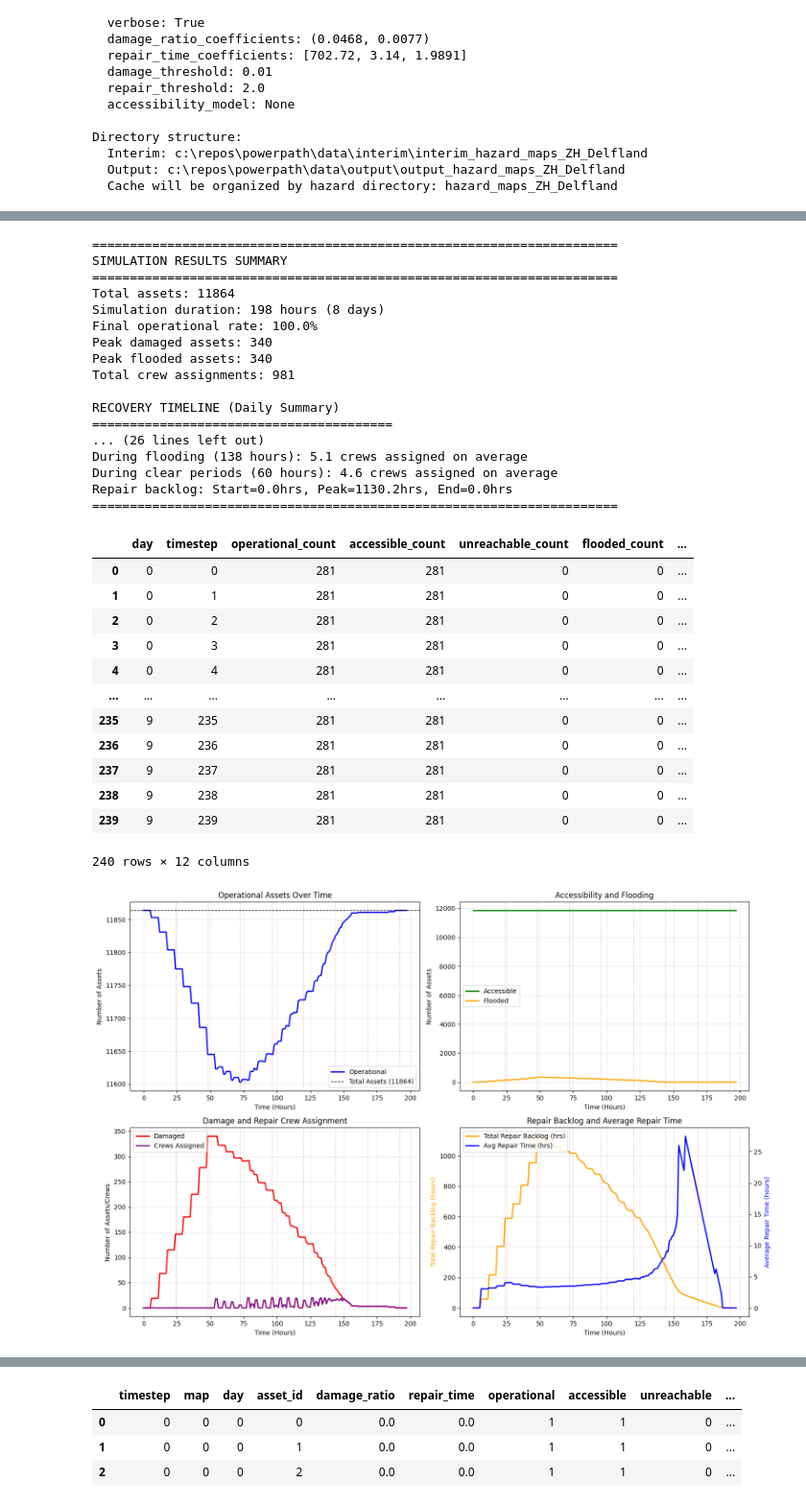
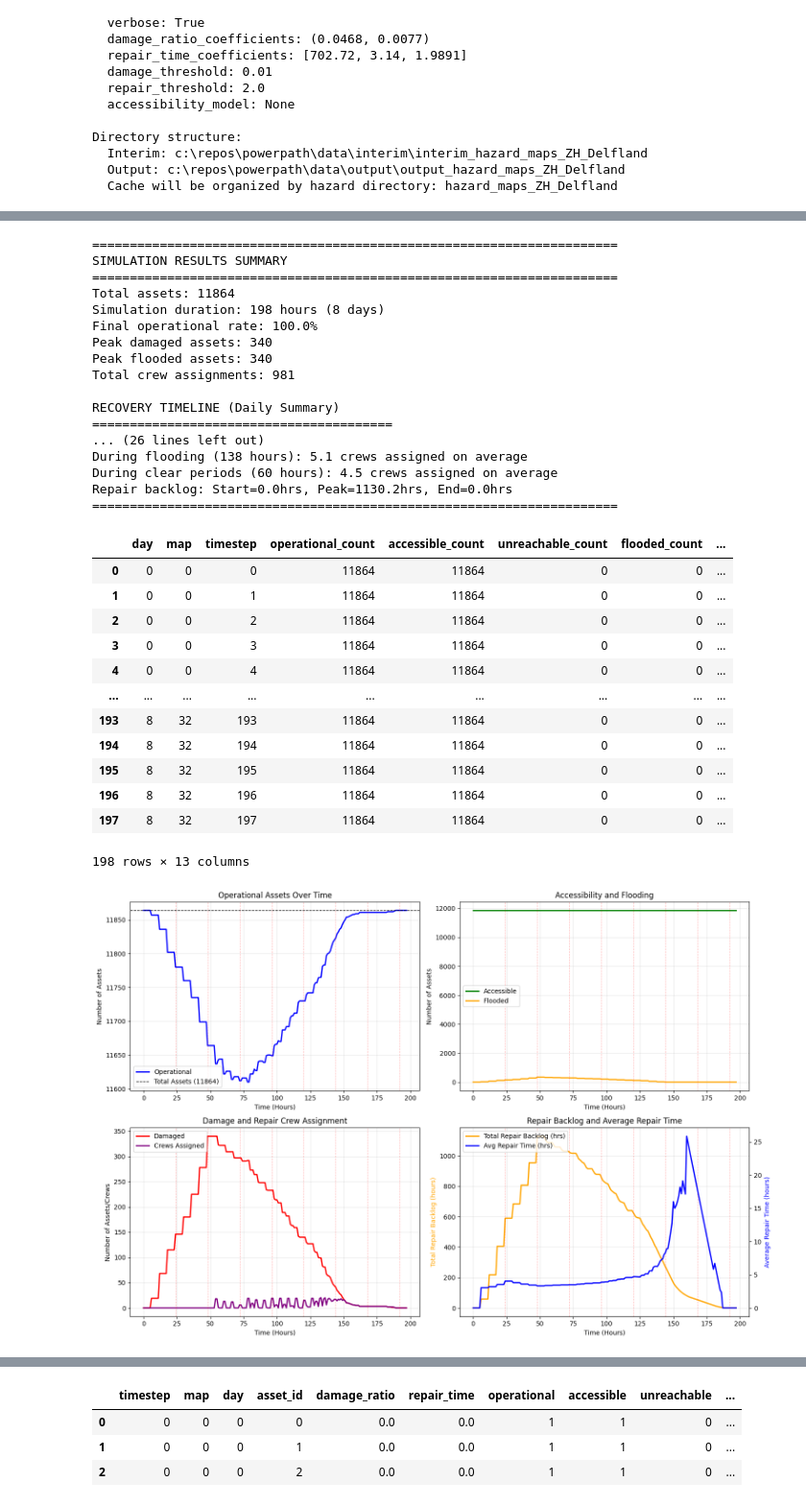
Before and after one commit to edPeregrina/powerpath, a Jupyter notebook: book/time_explicit_electricity_analysis.ipynb, the cells around one changed output, grey strips where cells are left out. Shown at 96% size. Cells and saved outputs as stored; diff of their text form; code cells hidden in the pictures.

```diff
--- a/book/time_explicit_electricity_analysis.ipynb
+++ b/book/time_explicit_electricity_analysis.ipynb
@@ -152,7 +152,8 @@ results_df, final_state = simulate_asset_damage_recovery_access_optimized(
     timestep_output=True,
     execution_id=execution_id,
     config=config,
-    major_timestep=6
+    major_timestep=6,
+    iterations=1
 )
 
 print(f"\n***Completed simulation execution {execution_id}***")
@@ -177,6 +198,8 @@ Saved simulation configuration to c:\repos\powerpath\data\output\output_hazard_m
+# %%
+results_df_x=pd.DataFrame(results_df[0][1])
 # %%
 # Print text summary
-print_simulation_summary(results_df, gdf_assets, config)
+print_simulation_summary(results_df_x, gdf_assets, config)
 # %% [output]
 ======================================================================
 SIMULATION RESULTS SUMMARY
@@ -192,31 +215,31 @@ RECOVERY TIMELINE (Daily Summary)
 ========================================
 ... (26 lines left out)
 During flooding (138 hours): 5.1 crews assigned on average
-During clear periods (60 hours): 4.6 crews assigned on average
+During clear periods (60 hours): 4.5 crews assigned on average
 Repair backlog: Start=0.0hrs, Peak=1130.2hrs, End=0.0hrs
 ======================================================================
 # %%
 results_df
 # %% [output]
-|  | day | timestep | operational_count | accessible_count | unreachable_count | flooded_count | ... |
-| 0 | 0 | 0 | 281 | 281 | 0 | 0 | ... |
-| 1 | 0 | 1 | 281 | 281 | 0 | 0 | ... |
-| 2 | 0 | 2 | 281 | 281 | 0 | 0 | ... |
-| 3 | 0 | 3 | 281 | 281 | 0 | 0 | ... |
-| 4 | 0 | 4 | 281 | 281 | 0 | 0 | ... |
-| ... | ... | ... | ... | ... | ... | ... | ... |
-| 235 | 9 | 235 | 281 | 281 | 0 | 0 | ... |
-| 236 | 9 | 236 | 281 | 281 | 0 | 0 | ... |
-| 237 | 9 | 237 | 281 | 281 | 0 | 0 | ... |
-| 238 | 9 | 238 | 281 | 281 | 0 | 0 | ... |
-| 239 | 9 | 239 | 281 | 281 | 0 | 0 | ... |
+|  | day | map | timestep | operational_count | accessible_count | unreachable_count | flooded_count | ... |
+| 0 | 0 | 0 | 0 | 11864 | 11864 | 0 | 0 | ... |
+| 1 | 0 | 0 | 1 | 11864 | 11864 | 0 | 0 | ... |
+| 2 | 0 | 0 | 2 | 11864 | 11864 | 0 | 0 | ... |
+| 3 | 0 | 0 | 3 | 11864 | 11864 | 0 | 0 | ... |
+| 4 | 0 | 0 | 4 | 11864 | 11864 | 0 | 0 | ... |
+| ... | ... | ... | ... | ... | ... | ... | ... | ... |
+| 193 | 8 | 32 | 193 | 11864 | 11864 | 0 | 0 | ... |
+| 194 | 8 | 32 | 194 | 11864 | 11864 | 0 | 0 | ... |
+| 195 | 8 | 32 | 195 | 11864 | 11864 | 0 | 0 | ... |
+| 196 | 8 | 32 | 196 | 11864 | 11864 | 0 | 0 | ... |
+| 197 | 8 | 32 | 197 | 11864 | 11864 | 0 | 0 | ... |
-240 rows × 12 columns
+198 rows × 13 columns
 # %%
 # Show summary plot
-fig1 = plot_simulation_results_summary(results_df, gdf_assets, config)
+fig1 = plot_simulation_results_summary(results_df_x, gdf_assets, config)
 plt.show()
 # %% [output]
-[figure, old version]
+[figure, new version]
 # %%
 # Show detailed analysis
 fig2 = plot_detailed_analysis_panels(results_df, gdf_assets, config)
```
Also changed, not shown: parts of 9 cells of this notebook, 5 other files.
